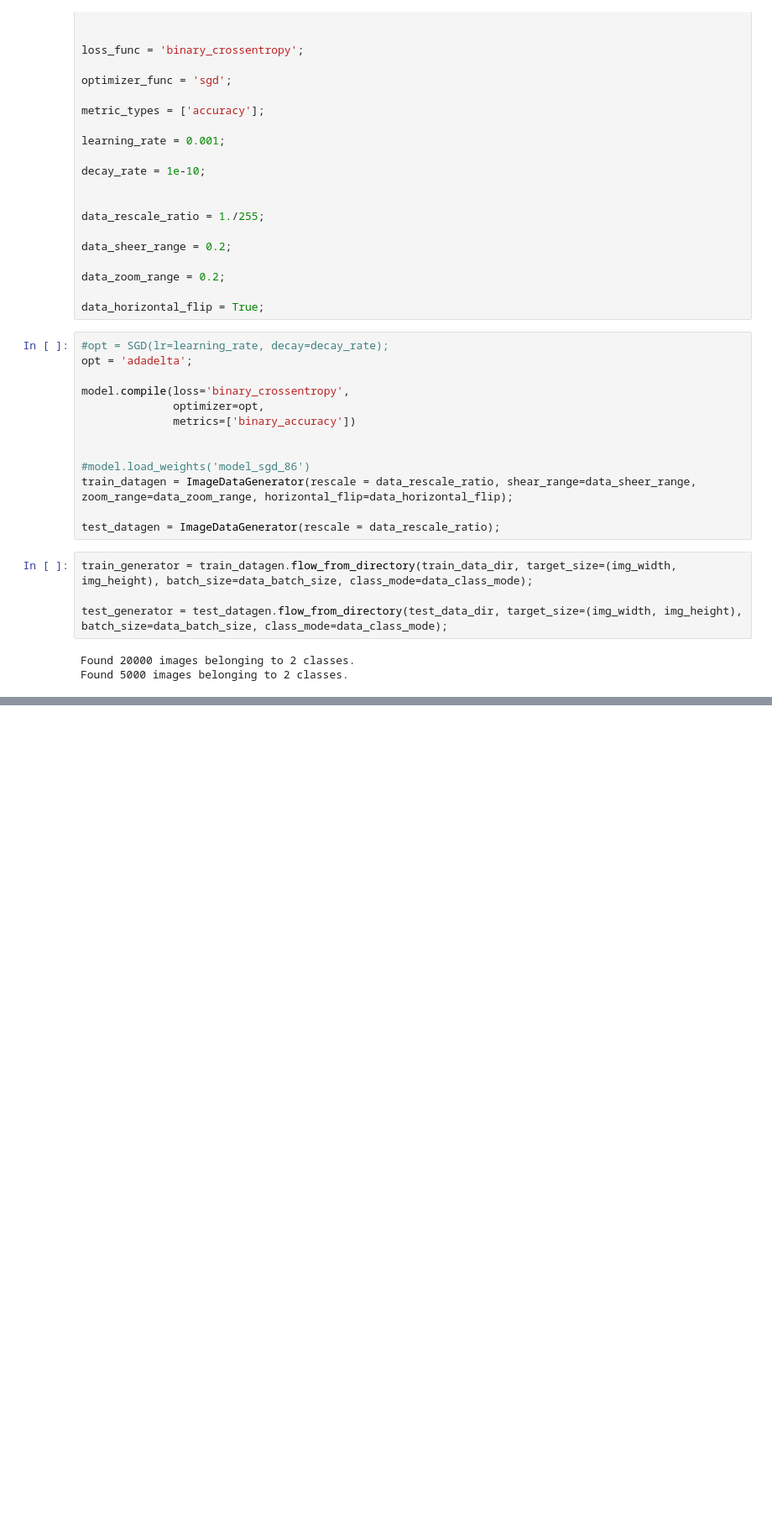
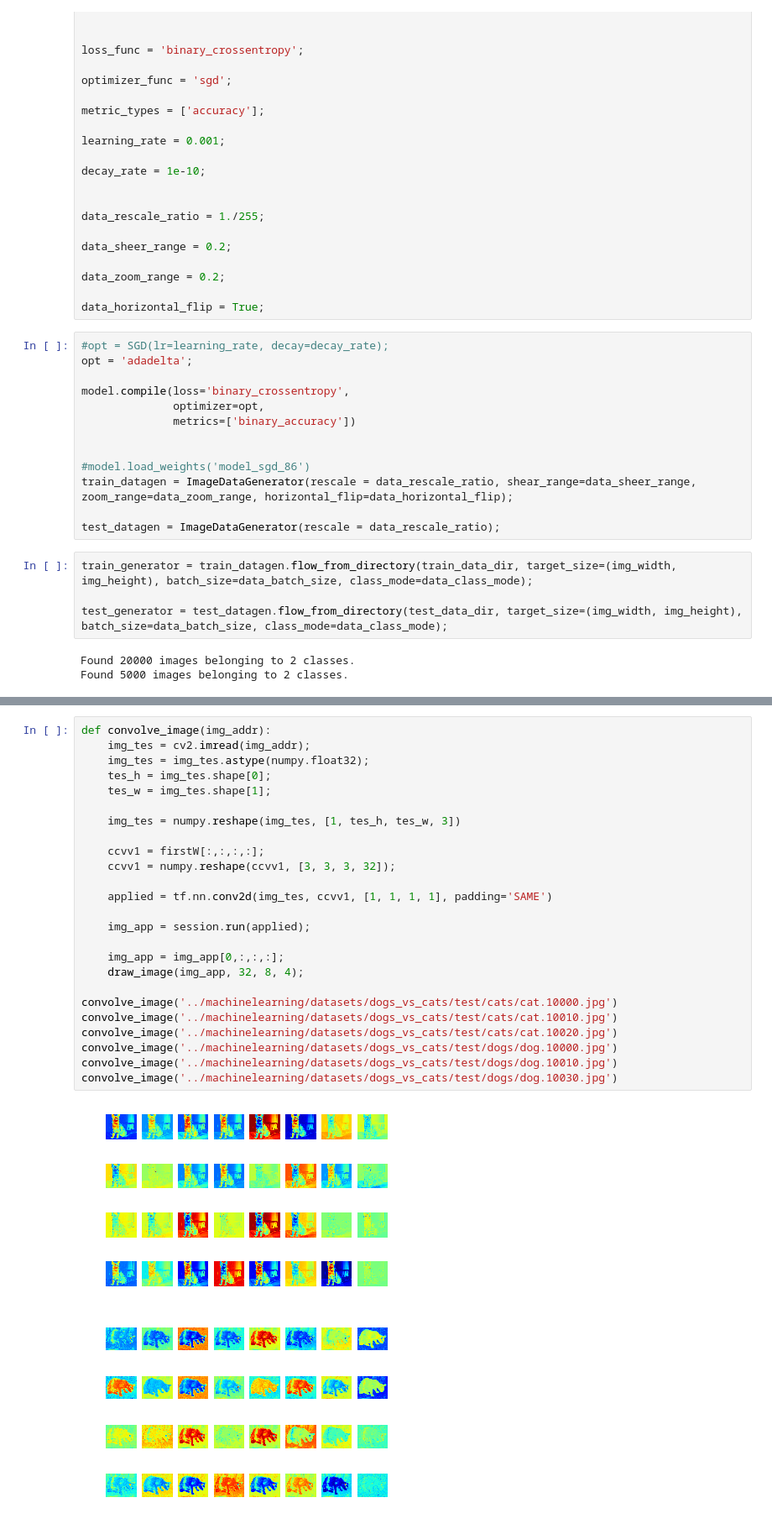
Before and after one commit to ravishchawla/DogsVsCats, a Jupyter notebook: keras_classifier.ipynb, the cells around one changed output, grey strips where cells are left out. Shown at 84% size. Drawn from its saved outputs; the diff is of its cells as text; blank space fills up the shorter version.

```diff
--- a/keras_classifier.ipynb
+++ b/keras_classifier.ipynb
@@ -238,0 +264,28 @@ model.save_weights(datetime.datetime.now().strftime("%Y-%m-%d %H:%M:%S"));
+# %%
+def convolve_image(img_addr):
+    img_tes = cv2.imread(img_addr);
+    img_tes = img_tes.astype(numpy.float32);
+    tes_h = img_tes.shape[0];
+    tes_w = img_tes.shape[1];
+
+    img_tes = numpy.reshape(img_tes, [1, tes_h, tes_w, 3])
+
+    ccvv1 = firstW[:,:,:,:];
+    ccvv1 = numpy.reshape(ccvv1, [3, 3, 3, 32]);
+
+    applied = tf.nn.conv2d(img_tes, ccvv1, [1, 1, 1, 1], padding='SAME')
+
+    img_app = session.run(applied);
+
+    img_app = img_app[0,:,:,:];
+    draw_image(img_app, 32, 8, 4);
+
+convolve_image('../machinelearning/datasets/dogs_vs_cats/test/cats/cat.10000.jpg')
+convolve_image('../machinelearning/datasets/dogs_vs_cats/test/cats/cat.10010.jpg')
+convolve_image('../machinelearning/datasets/dogs_vs_cats/test/cats/cat.10020.jpg')
+convolve_image('../machinelearning/datasets/dogs_vs_cats/test/dogs/dog.10000.jpg')
+convolve_image('../machinelearning/datasets/dogs_vs_cats/test/dogs/dog.10010.jpg')
+convolve_image('../machinelearning/datasets/dogs_vs_cats/test/dogs/dog.10030.jpg')
+# %% [output]
+[figure, added]
+[figure, added]
```
Also changed, not shown: parts of 11 cells of this notebook, 2 other files.
